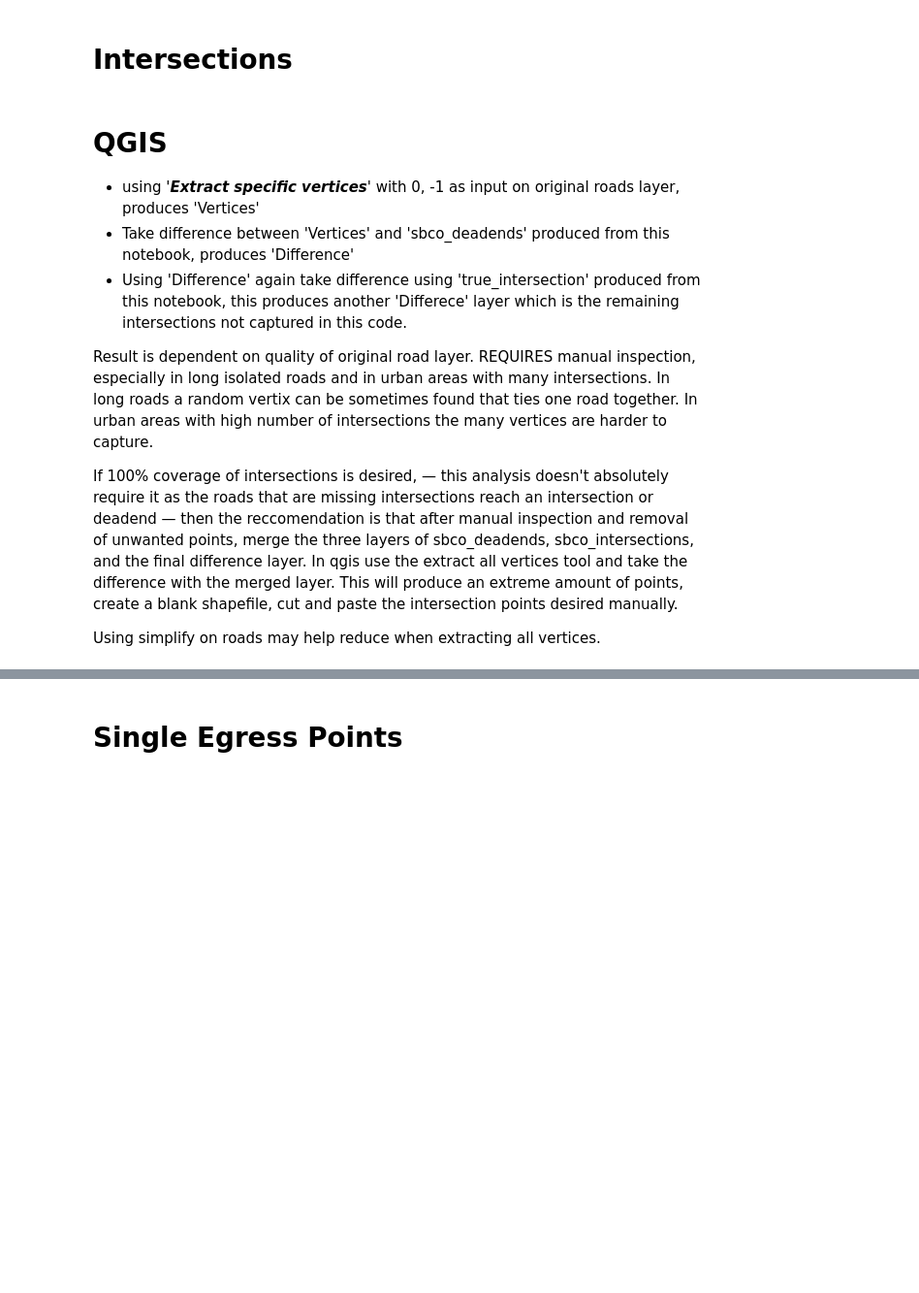
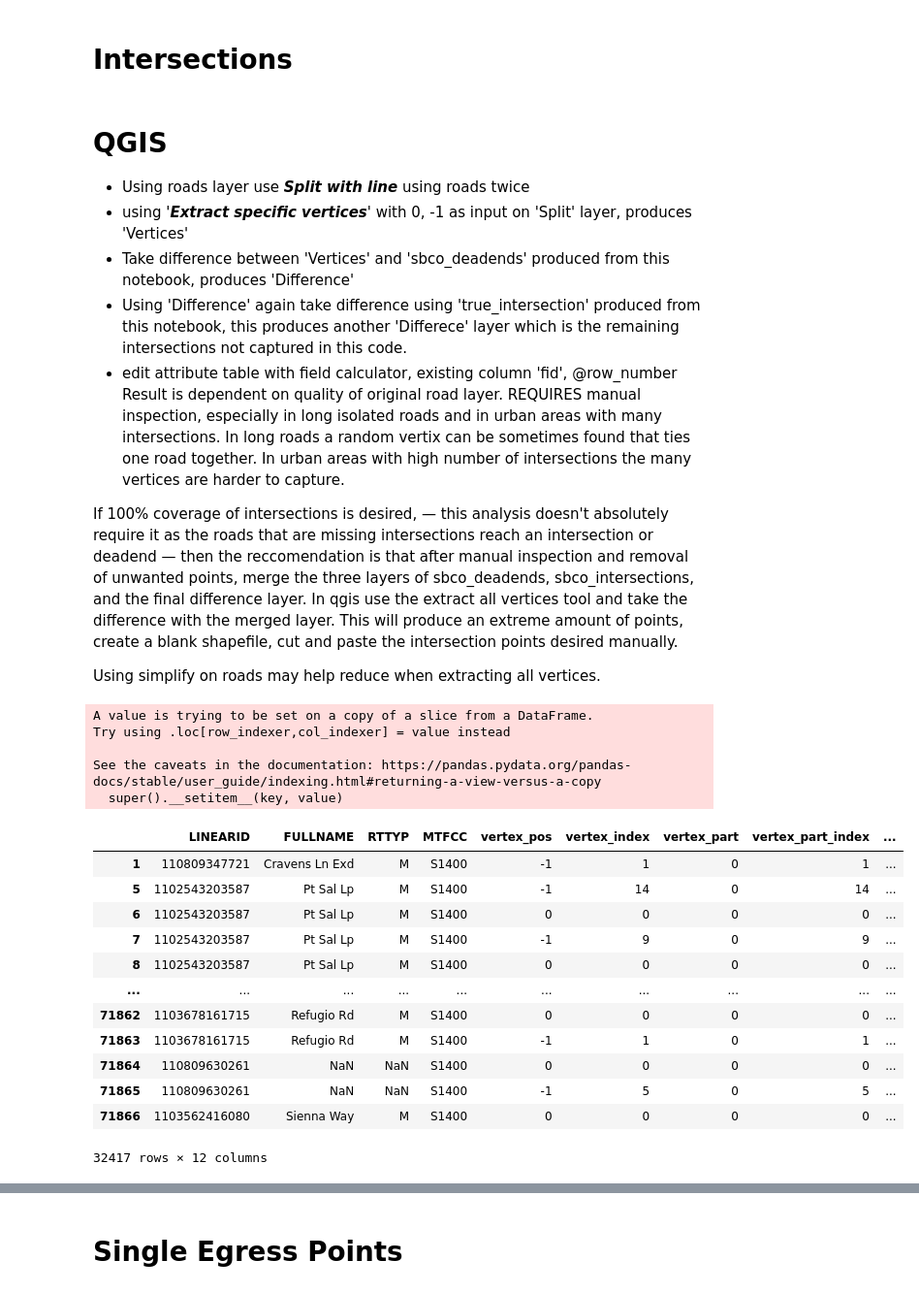
Before and after one commit to signal-rwmp/eems-pro, a Jupyter notebook: road_analysis.ipynb, the cells around one changed output, grey strips where cells are left out. Shown: that part at 97% size. Cells and saved outputs as stored; diff of their text form; code cells hidden in the pictures; blank space fills up the shorter version.

Commit message:
identified single egress roads and points

```diff
--- a/road_analysis.ipynb
+++ b/road_analysis.ipynb
@@ -75,13 +78,42 @@ true_intersections = gpd.overlay(intersections_deadends_data_points, dead_ends_g
 true_intersections.to_file(r"C:\Users\bsf31\Documents\post-meds\data\signal\sbco_intersections.gpkg", driver='GPKG')
 # %% [markdown]
 # QGIS
-
-* using  '***Extract specific vertices***' with 0, -1 as input on original roads layer, produces 'Vertices'
+* Using roads layer use ***Split with line*** using roads twice
+* using  '***Extract specific vertices***' with 0, -1 as input on 'Split' layer, produces 'Vertices'
 * Take difference between 'Vertices' and 'sbco_deadends' produced from this notebook, produces 'Difference'
 * Using 'Difference' again take difference using 'true_intersection' produced from this notebook, this produces another 'Differece' layer which is the remaining intersections not captured in this code.
-
+* edit attribute table with field calculator, existing column 'fid', @row_number
 Result is dependent on quality of original road layer. REQUIRES manual inspection, especially in long isolated roads and in urban areas with many intersections. In long roads a random vertix can be sometimes found that ties one road together. In urban areas with high number of intersections the many vertices are harder to capture.
 
 If 100% coverage of intersections is desired, — this analysis doesn't absolutely require it as the roads that are missing intersections reach an intersection or deadend — then the reccomendation is that after manual inspection and removal of unwanted points, merge the three layers of sbco_deadends, sbco_intersections, and the final difference layer. In qgis use the extract all vertices tool and take the difference with the merged layer. This will produce an extreme amount of points, create a blank shapefile, cut and paste the intersection points desired manually.
 
 Using simplify on roads  may help reduce when extracting all vertices.
+# %%
+missing_vertices = gpd.read_file(r"C:\Users\bsf31\Documents\post-meds\data\signal\sbco_missing_vertices.gpkg")
+# %%
+# Check for NaN coordinates in each geometry
+valid_points = missing_vertices[~missing_vertices.geometry.apply(lambda geom: np.isnan(geom.x) or np.isnan(geom.y))]
+# %%
+valid_points['type'] = 'intersection'
+# %% [output]
+A value is trying to be set on a copy of a slice from a DataFrame.
+Try using .loc[row_indexer,col_indexer] = value instead
+
+See the caveats in the documentation: https://pandas.pydata.org/pandas-docs/stable/user_guide/indexing.html#returning-a-view-versus-a-copy
+  super().__setitem__(key, value)
+# %%
+valid_points
+# %% [output]
+|  | LINEARID | FULLNAME | RTTYP | MTFCC | vertex_pos | vertex_index | vertex_part | vertex_part_index | ... |
+| 1 | 110809347721 | Cravens Ln Exd | M | S1400 | -1 | 1 | 0 | 1 | ... |
+| 5 | 1102543203587 | Pt Sal Lp | M | S1400 | -1 | 14 | 0 | 14 | ... |
+| 6 | 1102543203587 | Pt Sal Lp | M | S1400 | 0 | 0 | 0 | 0 | ... |
+| 7 | 1102543203587 | Pt Sal Lp | M | S1400 | -1 | 9 | 0 | 9 | ... |
+| 8 | 1102543203587 | Pt Sal Lp | M | S1400 | 0 | 0 | 0 | 0 | ... |
+| ... | ... | ... | ... | ... | ... | ... | ... | ... | ... |
+| 71862 | 1103678161715 | Refugio Rd | M | S1400 | 0 | 0 | 0 | 0 | ... |
+| 71863 | 1103678161715 | Refugio Rd | M | S1400 | -1 | 1 | 0 | 1 | ... |
+| 71864 | 110809630261 | NaN | NaN | S1400 | 0 | 0 | 0 | 0 | ... |
+| 71865 | 110809630261 | NaN | NaN | S1400 | -1 | 5 | 0 | 5 | ... |
+| 71866 | 1103562416080 | Sienna Way | M | S1400 | 0 | 0 | 0 | 0 | ... |
+32417 rows × 12 columns
```
Also changed, not shown: parts of 28 cells of this notebook.
